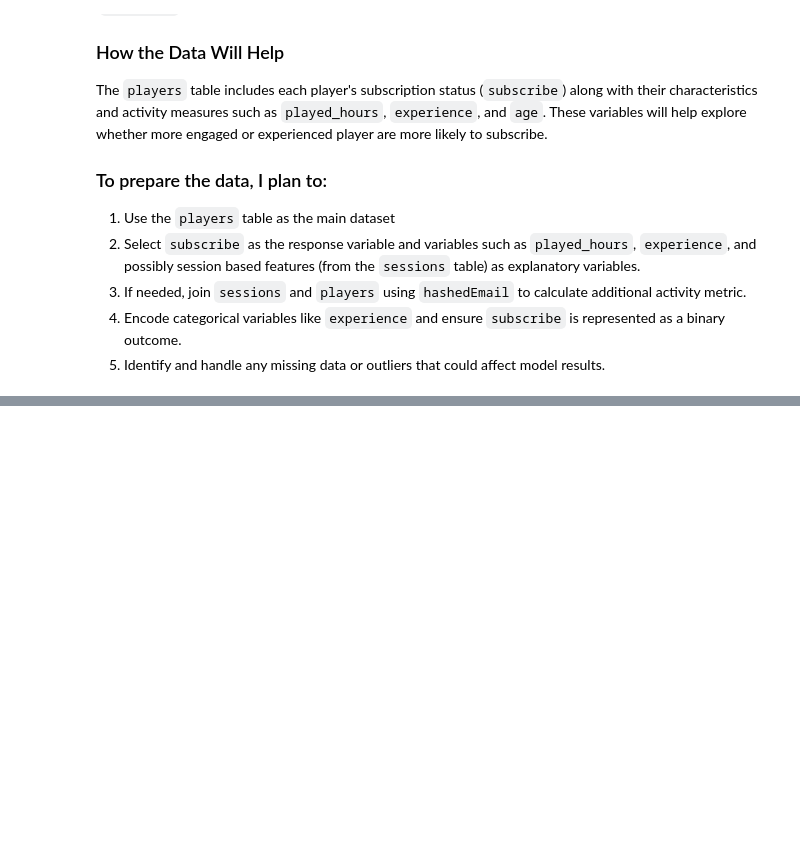
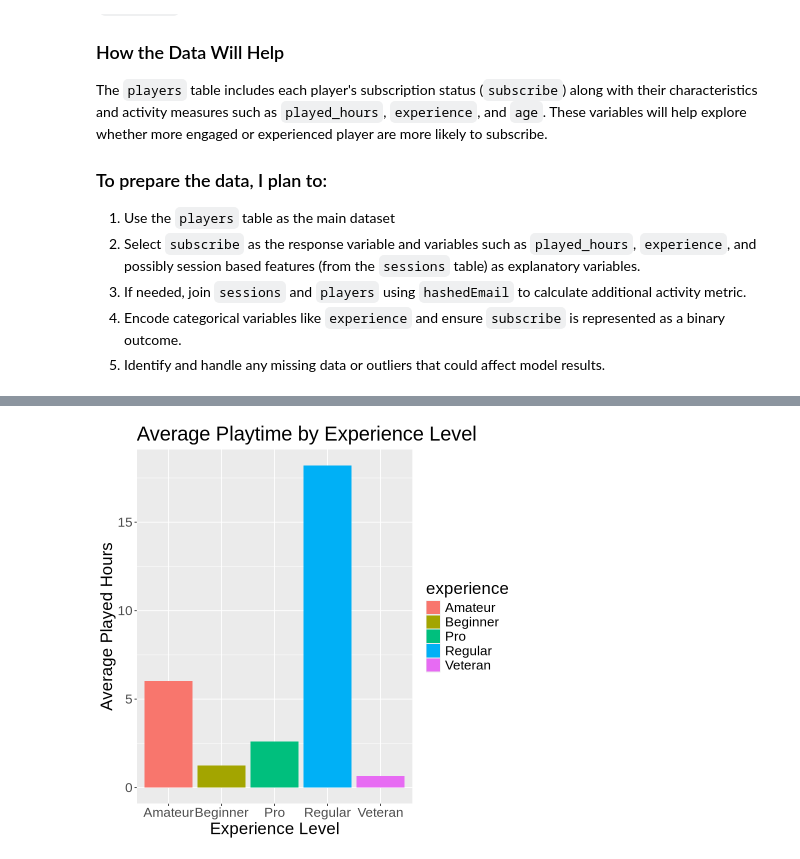
Before and after one commit to emily2628/Dsci-100---Individual-Plan, a Jupyter notebook: Individual Plan.ipynb, the cells around one changed output, grey strips where cells are left out. Drawn from its saved outputs; the diff is of its cells as text; code cells hidden in the pictures; blank space fills up the shorter version.

```diff
--- a/Individual Plan.ipynb
+++ b/Individual Plan.ipynb
@@ -192,0 +253,16 @@ The `players` table includes each player's subscription status (`subscribe`) alo
+# %%
+# average playtime by experience
+
+players |>
+    group_by(experience) |>
+    summarise(mean_played_hours = round(mean(played_hours, na.rm = TRUE), 2)) |>
+    ggplot(aes(x = experience, y = mean_played_hours, fill = experience)) +
+    geom_col() +
+    labs(
+        title = "Average Playtime by Experience Level",
+        x = "Experience Level",
+        y = "Average Played Hours"
+    ) +
+    theme(text = element_text(size = 20))
+# %% [output]
+[figure, added]
```
Also changed, not shown: parts of 11 cells of this notebook.
